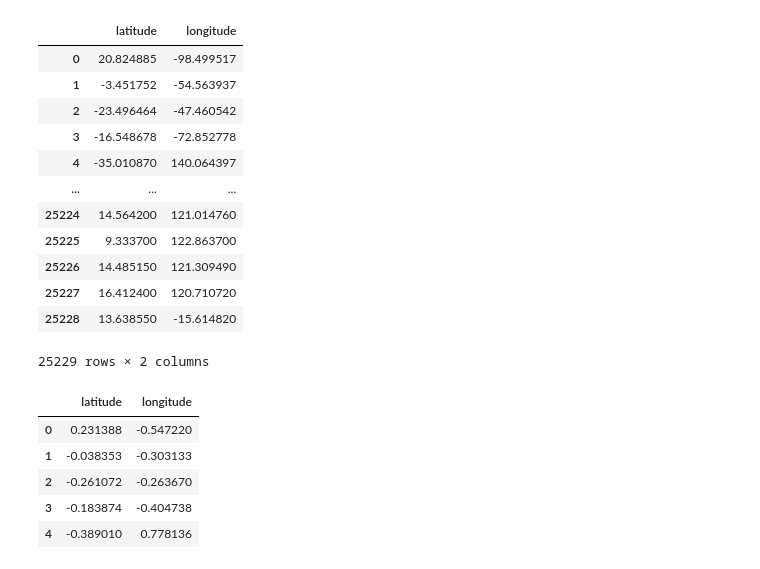
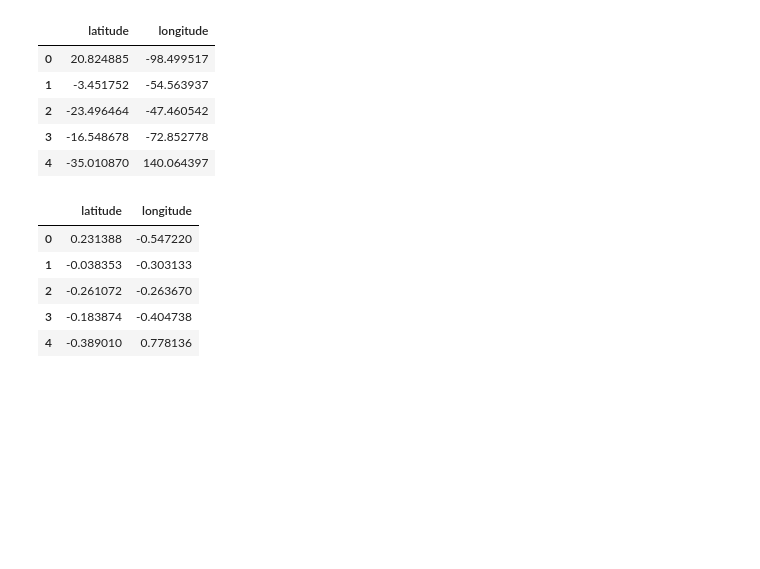
Before and after one commit to Ayush-Kaushal/GeoLocator, a Jupyter notebook: GeoLocator.ipynb, the cells around one changed output. Cells and saved outputs as stored; diff of their text form; code cells hidden in the pictures; blank space fills up the shorter version.

```diff
--- a/GeoLocator.ipynb
+++ b/GeoLocator.ipynb
@@ -39,21 +34,14 @@ Downloading streetview-image-dataset.zip to ./streetview-image-dataset
 data_dir = "./streetview-image-dataset/Streetview_Image_Dataset/"
 # %%
 df = pd.read_csv(data_dir + 'coordinates.csv')
-df
+df.head()
 # %% [output]
 |  | latitude | longitude |
 | 0 | 20.824885 | -98.499517 |
 | 1 | -3.451752 | -54.563937 |
 | 2 | -23.496464 | -47.460542 |
 | 3 | -16.548678 | -72.852778 |
 | 4 | -35.010870 | 140.064397 |
-| ... | ... | ... |
-| 25224 | 14.564200 | 121.014760 |
-| 25225 | 9.333700 | 122.863700 |
-| 25226 | 14.485150 | 121.309490 |
-| 25227 | 16.412400 | 120.710720 |
-| 25228 | 13.638550 | -15.614820 |
-25229 rows × 2 columns
 # %%
 df['latitude'] = df['latitude'].div(90.0)
 df['longitude'] = df['longitude'].div(180.0)
```
Also changed, not shown: parts of 3 cells of this notebook.
